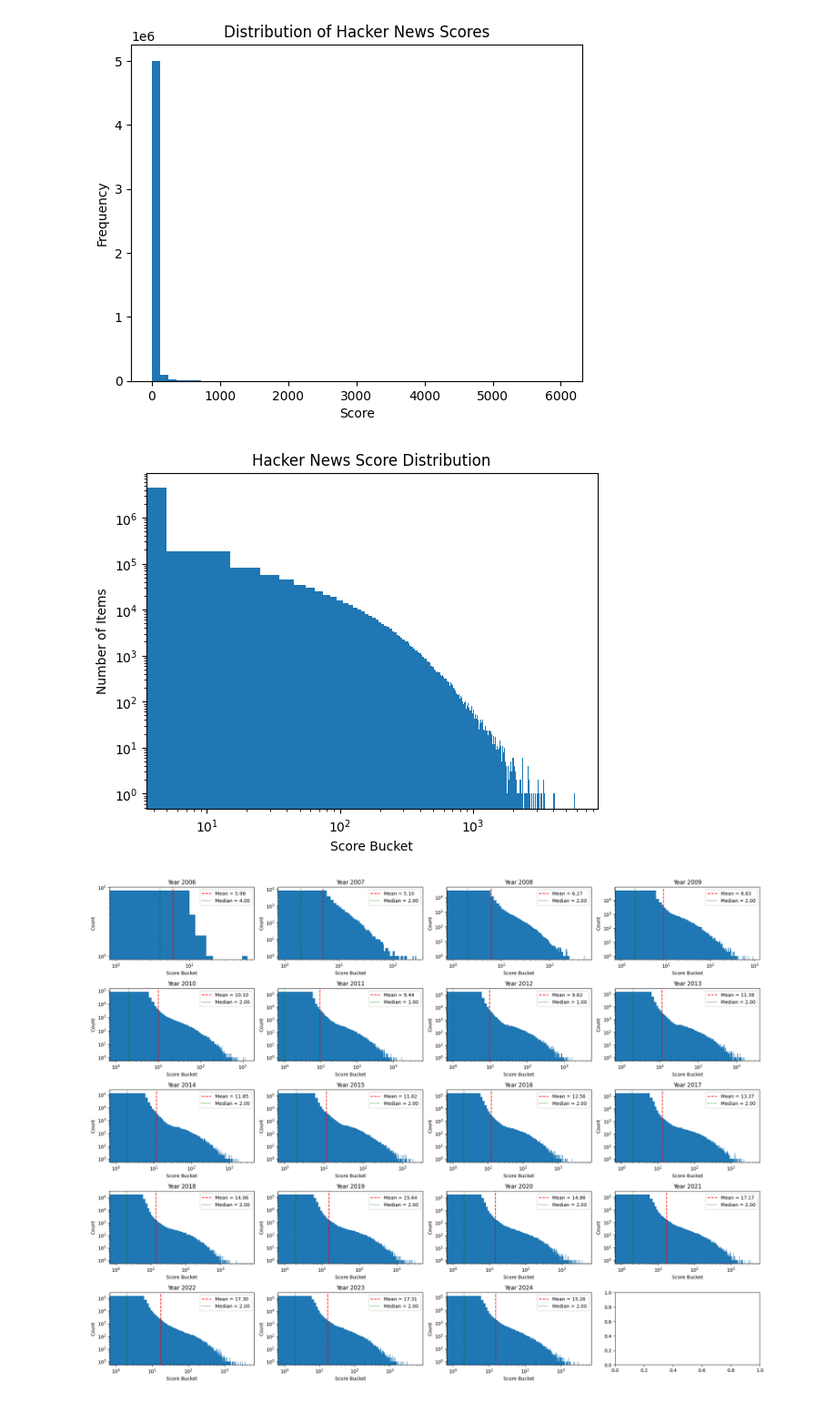
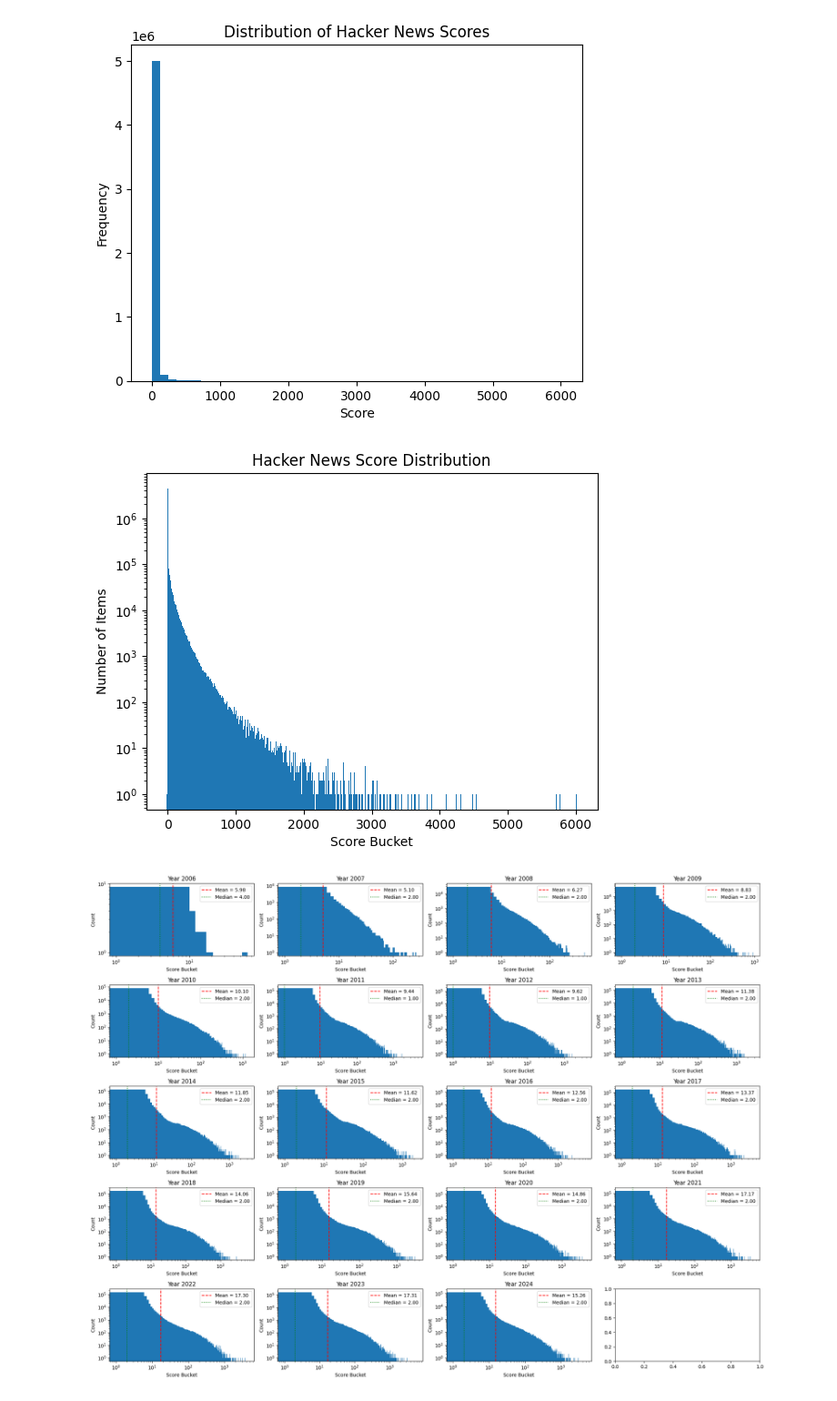
Before and after one commit to CovertSheeke/MLX8_W1_dropout-disco, a Jupyter notebook: Ethan/data-quality-check.ipynb, the cells around one changed output. Shown at 91% size. Saved outputs shown, nothing was run; the diff lists cells and outputs as text; code cells hidden in the pictures.

```diff
--- a/Ethan/data-quality-check.ipynb
+++ b/Ethan/data-quality-check.ipynb
@@ -30,6 +36,6 @@ Note: you may need to restart the kernel to use updated packages.
 # %%
 
-engine = create_engine("postgresql+psycopg2://sy91dhb:g5t49ao@178.156.142.230:5432/hd64m1ki".format(DB_PASS))
+engine = create_engine("postgresql+psycopg2://sy91dhb:{}@178.156.142.230:5432/hd64m1ki".format(DB_PASS))
 # %%
 connection = engine.connect()
 df = pd.read_sql_query("SELECT * FROM information_schema.tables;", connection)
@@ -227,34 +233,34 @@ plt.show()
 # %%
 query = """
     SELECT
       FLOOR(score / 10.0) * 10 AS score_bucket,
       COUNT(*) AS count
     FROM hacker_news.items
     WHERE score IS NOT NULL AND type = 'story'
     GROUP BY score_bucket
     ORDER BY score_bucket
 """
 
 connection = engine.connect()
 trans = connection.begin()
 try:
     score_hist = pd.read_sql_query(query, connection)
     trans.commit()
 except Exception as e:
     trans.rollback()
     raise e
 
 import matplotlib.pyplot as plt
 
 plt.bar(score_hist['score_bucket'], score_hist['count'], width=10)
 plt.xlabel("Score Bucket")
 plt.ylabel("Number of Items")
 plt.title("Hacker News Score Distribution")
-plt.xscale("log")
+# plt.xscale("log")
 plt.yscale("log")
 plt.show()
 # %% [output]
-[figure, old version]
+[figure, new version]
 # %%
 years = range(2006, 2025)
 fig, axes = plt.subplots(len(years)//4 + 1, 4, figsize=(20, 3 * (len(years)//4 + 1)))
```
Also changed, not shown: parts of 2 cells of this notebook, 1 other file.
